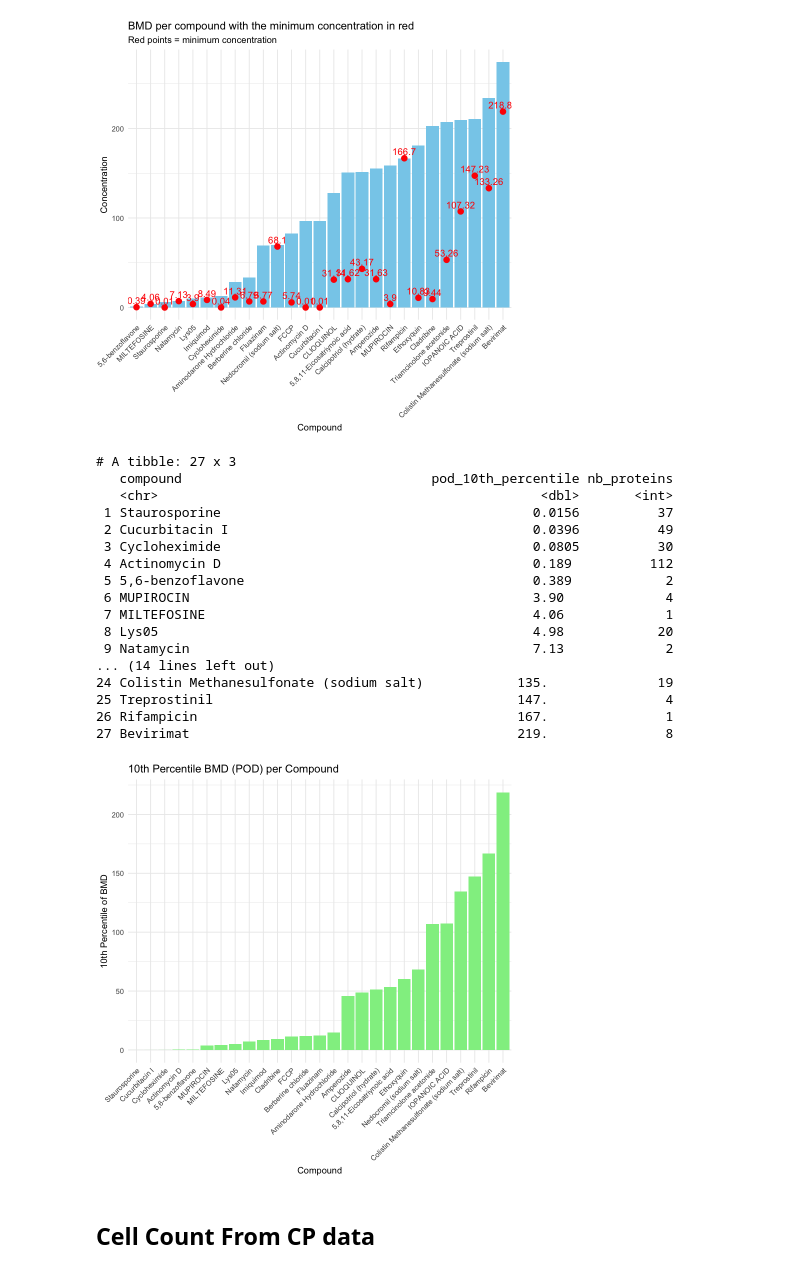
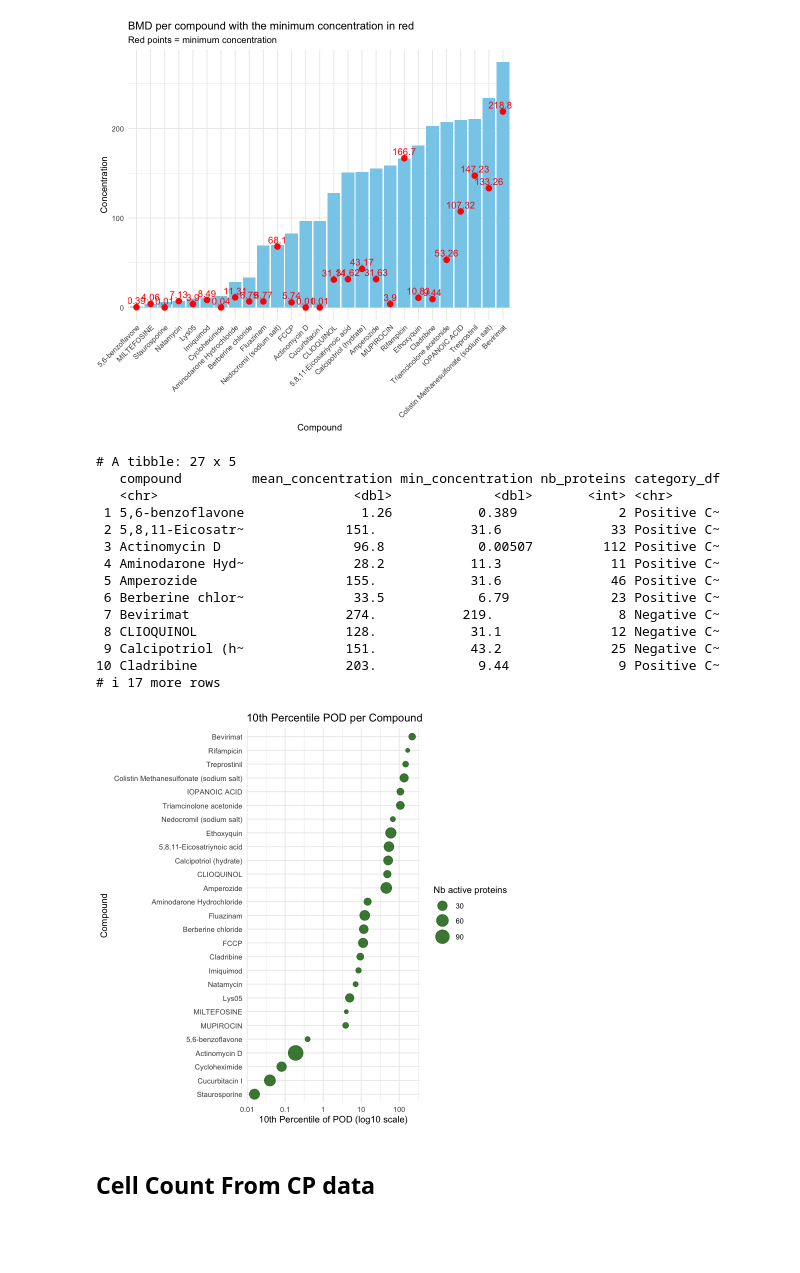
Before and after one commit to broadinstitute/2025_Grigoryan_Proteomics, a Jupyter notebook: 01.dose_response/02_curve_fit.ipynb, the cells around one changed output. Saved outputs shown, nothing was run; the diff lists cells and outputs as text; code cells hidden in the pictures; blank space fills up the shorter version.

```diff
--- a/01.dose_response/02_curve_fit.ipynb
+++ b/01.dose_response/02_curve_fit.ipynb
@@ -98,2 +116,7 @@ for (compound in unique_compounds) {
 # %%
 #write.csv(all_bmd_pass, "/Users/grigoryanmariam/newproject/2025_Grigoryan_Proteomics/01.dose_response/outputs/bmd_pass_protein.csv", row.names = FALSE)
+
+
+## load the BMD results
+
+all_bmd_pass <- read.csv("./outputs/bmd_pass_protein.csv", sep = ",")
@@ -329,45 +372,51 @@ p <- ggplot(compound_summary, aes(x = reorder(compound, mean_concentration), y =
 print(p)
 # %% [output]
 [figure]
+# %%
+print(compound_summary)
+# %% [output]
+# A tibble: 27 x 5
+   compound         mean_concentration min_concentration nb_proteins category_df
+   <chr>                         <dbl>             <dbl>       <int> <chr>
+ 1 5,6-benzoflavone               1.26           0.389             2 Positive C~
+ 2 5,8,11-Eicosatr~             151.            31.6              33 Positive C~
+ 3 Actinomycin D                 96.8            0.00507         112 Positive C~
+ 4 Aminodarone Hyd~              28.2           11.3              11 Positive C~
+ 5 Amperozide                   155.            31.6              46 Positive C~
+ 6 Berberine chlor~              33.5            6.79             23 Positive C~
+ 7 Bevirimat                    274.           219.                8 Negative C~
+ 8 CLIOQUINOL                   128.            31.1              12 Negative C~
+ 9 Calcipotriol (h~             151.            43.2              25 Negative C~
+10 Cladribine                   203.             9.44              9 Positive C~
+# i 17 more rows
 # %%
 ### Calculate the 10th percentile of BMD for each compound across all protein bmds
 
 pod_summary <- final_df %>%
   group_by(compound) %>%
   summarise(
     pod_10th_percentile = quantile(Concentration, probs = 0.10, na.rm = TRUE),
     nb_proteins = n_distinct(protein)
   ) %>%
   arrange(pod_10th_percentile)
 
-print(pod_summary, n=Inf)
+#print(pod_summary, n=Inf)
 
-ggplot(pod_summary, aes(x = reorder(compound, pod_10th_percentile), y = pod_10th_percentile)) +
-  geom_col(fill = "lightgreen") +
-  labs(title = "10th Percentile BMD (POD) per Compound",
-       x = "Compound",
-       y = "10th Percentile of BMD") +
-  theme_minimal() +
-  theme(axis.text.x = element_text(angle = 45, hjust = 1))
+ggplot(pod_summary, aes(x = pod_10th_percentile, y = reorder(compound, pod_10th_percentile))) +
+  geom_point(aes(size = nb_proteins), color = "darkgreen", alpha = 0.8) +
+  scale_x_continuous(
+    trans = "log10",
+    breaks = c(0.001, 0.01, 0.1, 1, 10, 100),
+    labels = c("0.001", "0.01", "0.1", "1", "10", "100")
+  ) +
+  scale_size_continuous(range = c(2, 8)) +  # ajuste la taille des points ici
+  labs(title = "10th Percentile POD per Compound",
+       x = "10th Percentile of POD (log10 scale)",
+       y = "Compound",
+       size = "Nb active proteins") +
+  theme_minimal()
 # %% [output]
-# A tibble: 27 x 3
-   compound                                pod_10th_percentile nb_proteins
-   <chr>                                                 <dbl>       <int>
- 1 Staurosporine                                        0.0156          37
- 2 Cucurbitacin I                                       0.0396          49
- 3 Cycloheximide                                        0.0805          30
- 4 Actinomycin D                                        0.189          112
- 5 5,6-benzoflavone                                     0.389            2
- 6 MUPIROCIN                                            3.90             4
- 7 MILTEFOSINE                                          4.06             1
- 8 Lys05                                                4.98            20
- 9 Natamycin                                            7.13             2
-... (14 lines left out)
-24 Colistin Methanesulfonate (sodium salt)            135.              19
-25 Treprostinil                                       147.               4
-26 Rifampicin                                         167.               1
-27 Bevirimat                                          219.               8
-[figure, old version]
+[figure, new version]
 # %%
 #write.csv(compound_summary, "/Users/grigoryanmariam/Downloads/proteomic_bmd_dose_results.csv", row.names = FALSE)
 # %% [markdown]
```
Also changed, not shown: parts of 25 cells of this notebook, 11 other files.
